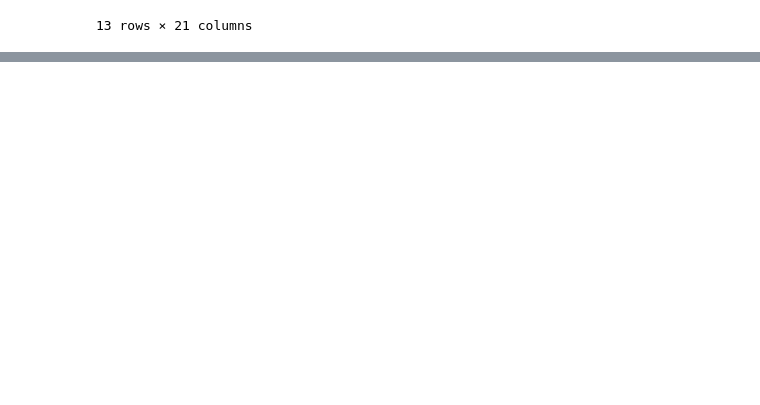
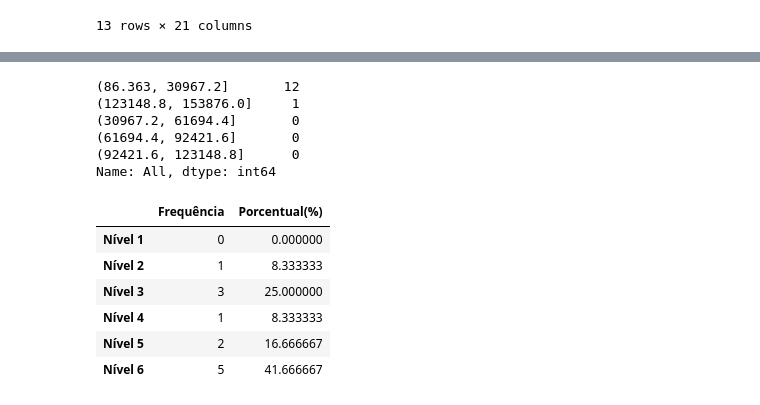
Before and after one commit to VinicMello/ibge_despesa_coletiva, a Jupyter notebook: notebook/main.ipynb, the cells around one changed output, grey strips where cells are left out. Cells and saved outputs as stored; diff of their text form; code cells hidden in the pictures; blank space fills up the shorter version.

Commit message:
Fix the statics analytics the data

```diff
--- a/notebook/main.ipynb
+++ b/notebook/main.ipynb
@@ -255,0 +303,45 @@ crimes_regiao_por_ano__furto_outros
+# %%
+pd.value_counts(
+    pd.cut(
+        x = crimes_regiao_por_ano['All'],
+        bins = k,
+        include_lowest = True
+    )
+)
+# %% [output]
+(86.363, 30967.2]       12
+(123148.8, 153876.0]     1
+(30967.2, 61694.4]       0
+(61694.4, 92421.6]       0
+(92421.6, 123148.8]      0
+Name: All, dtype: int64
+# %%
+# Definição das classes e rótulos conforme a regra estabelecida
+classes = [100, 250, 350, 500, 600, 800, float('inf')]
+labels = ['Nível 1', 'Nível 2', 'Nível 3', 'Nível 4', 'Nível 5', 'Nível 6']
+
+# Filtrando os dados para o ano de 2002 e aplicando a categorização com pd.cut
+crimes_regiao_2002 = crimes_regiao_por_ano[2002]
+crimes_regiao_2002 = pd.cut(x = crimes_regiao_2002,
+                                        bins = classes,
+                                        labels = labels,
+                                        include_lowest = True)
+
+frequencia_crimes_regiao_2002 = pd.value_counts(crimes_regiao_2002)
+porcentual_crimes_regiao_2002 = pd.value_counts(crimes_regiao_2002, normalize=True) * 100
+
+
+dist_freq_2002 = pd.DataFrame({
+                'Frequência': frequencia_crimes_regiao_2002,
+                'Porcentual(%)': porcentual_crimes_regiao_2002
+})
+
+dist_freq_2002.sort_index(ascending=True)
+# %% [output]
+|  | Frequência | Porcentual(%) |
+| Nível 1 | 0 | 0.000000 |
+| Nível 2 | 1 | 8.333333 |
+| Nível 3 | 3 | 25.000000 |
+| Nível 4 | 1 | 8.333333 |
+| Nível 5 | 2 | 16.666667 |
+| Nível 6 | 5 | 41.666667 |
```
Also changed, not shown: parts of 11 cells of this notebook.
